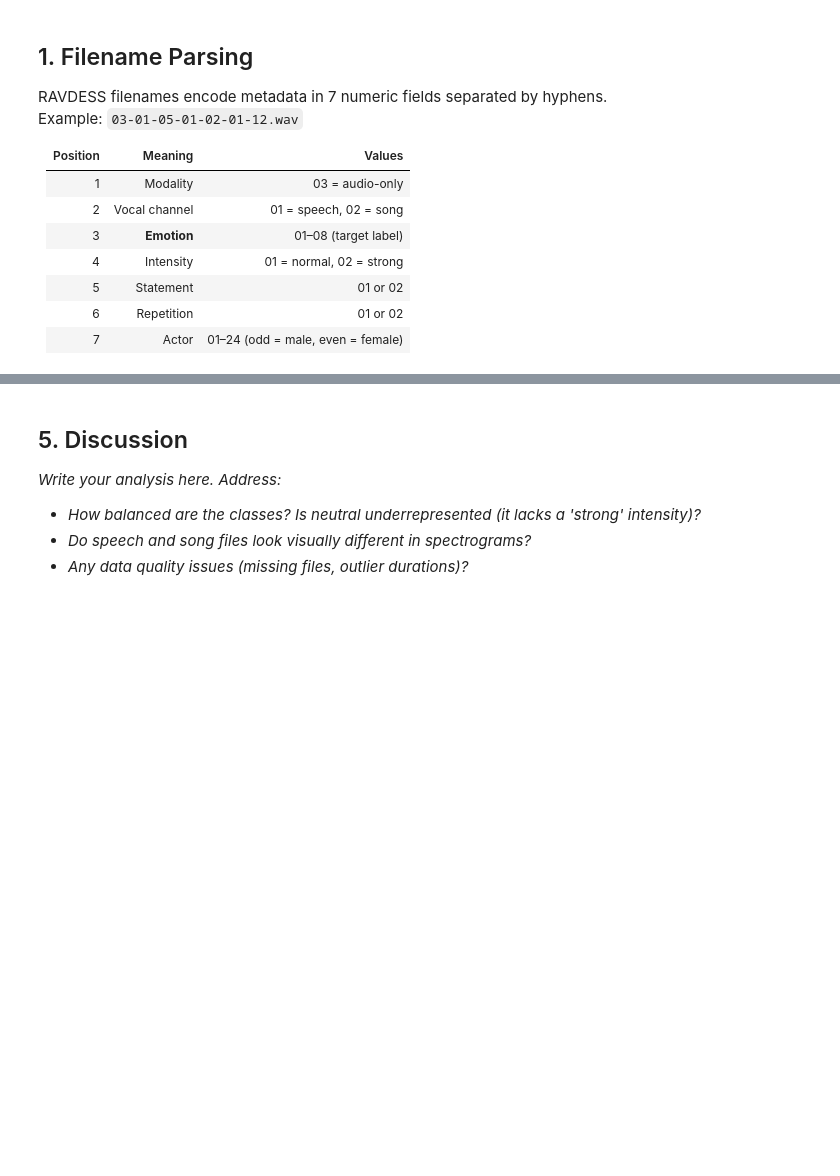
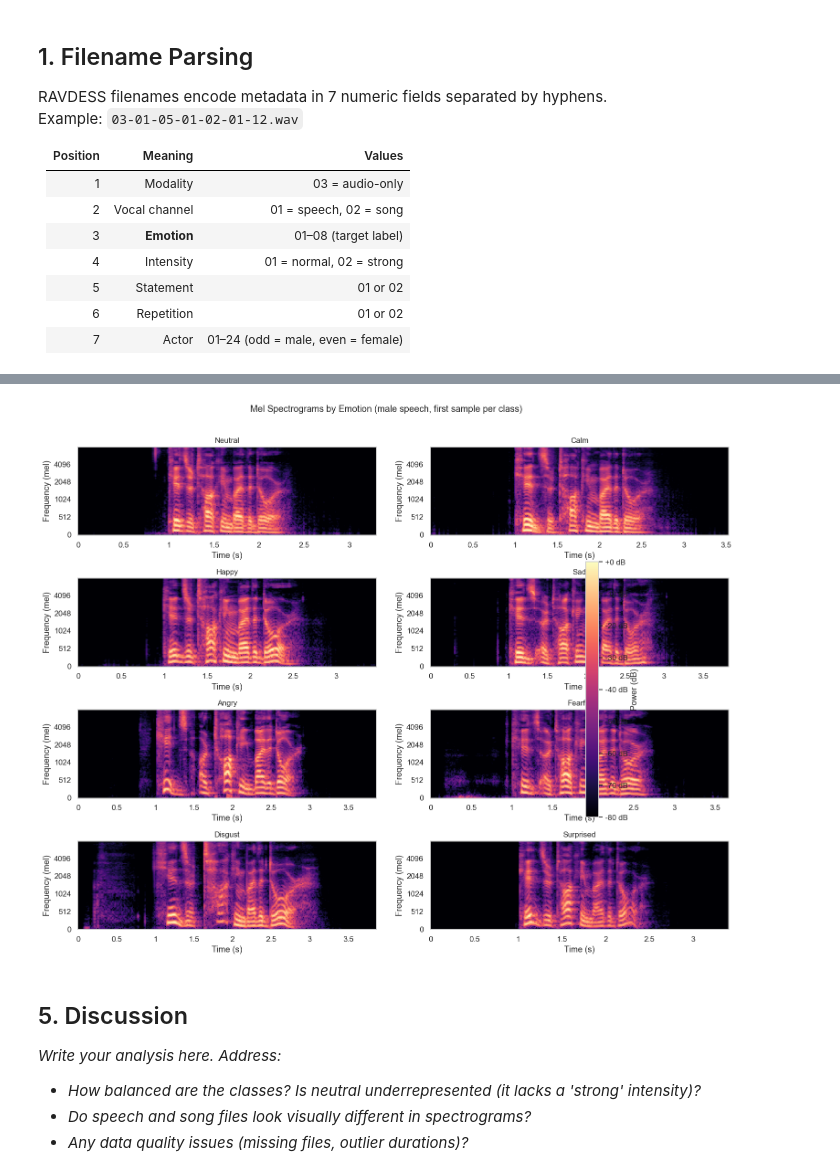
Before and after one commit to micahg1/Project_CSE432-532, a Jupyter notebook: SER_Project/notebooks/week4- data exploration.ipynb, the cells around one changed output, grey strips where cells are left out. Saved outputs shown, nothing was run; the diff lists cells and outputs as text; code cells hidden in the pictures; blank space fills up the shorter version.

```diff
--- a/SER_Project/notebooks/week4- data exploration.ipynb
+++ b/SER_Project/notebooks/week4- data exploration.ipynb
@@ -102,3 +437,35 @@ Plot a mel spectrogram for one sample from each emotion to build intuition about
+# %%
+# Reuse the same one-per-emotion male speech samples from section 6
+fig, axes = plt.subplots(4, 2, figsize=(14, 11))
+axes = axes.flatten()
+
+for i, row in sample_df.iterrows():
+    y, sr = librosa.load(row['path'], sr=None)
+
+    # Compute mel spectrogram and convert to dB scale
+    # n_mels=128: number of mel frequency bands
+    # fmax=8000 : cap at 8kHz — most speech energy lives below here
+    S      = librosa.feature.melspectrogram(y=y, sr=sr, n_mels=128, fmax=8000)
+    S_db   = librosa.power_to_db(S, ref=np.max)   # dB relative to peak power
+
+    img = librosa.display.specshow(
+        S_db, sr=sr, x_axis='time', y_axis='mel',
+        fmax=8000, ax=axes[i], cmap='magma'
+    )
+    axes[i].set_title(f'{row["emotion_label"].capitalize()}', fontsize=11)
+    axes[i].set_xlabel('Time (s)')
+    axes[i].set_ylabel('Frequency (mel)')
+
+# Shared colorbar
+fig.colorbar(img, ax=axes, format='%+2.0f dB', shrink=0.6, label='Power (dB)')
+
+plt.suptitle('Mel Spectrograms by Emotion (male speech, first sample per class)',
+             fontsize=13, y=1.01)
+plt.tight_layout()
+plt.savefig(os.path.join(OUTPUT_DIR, 'mel_spectrograms.png'), bbox_inches='tight')
+plt.show()
+# %% [output]
+[figure, added]
 # %% [markdown]
 ## 5. Discussion
 
```
Also changed, not shown: parts of 21 cells of this notebook, 8 other files.
